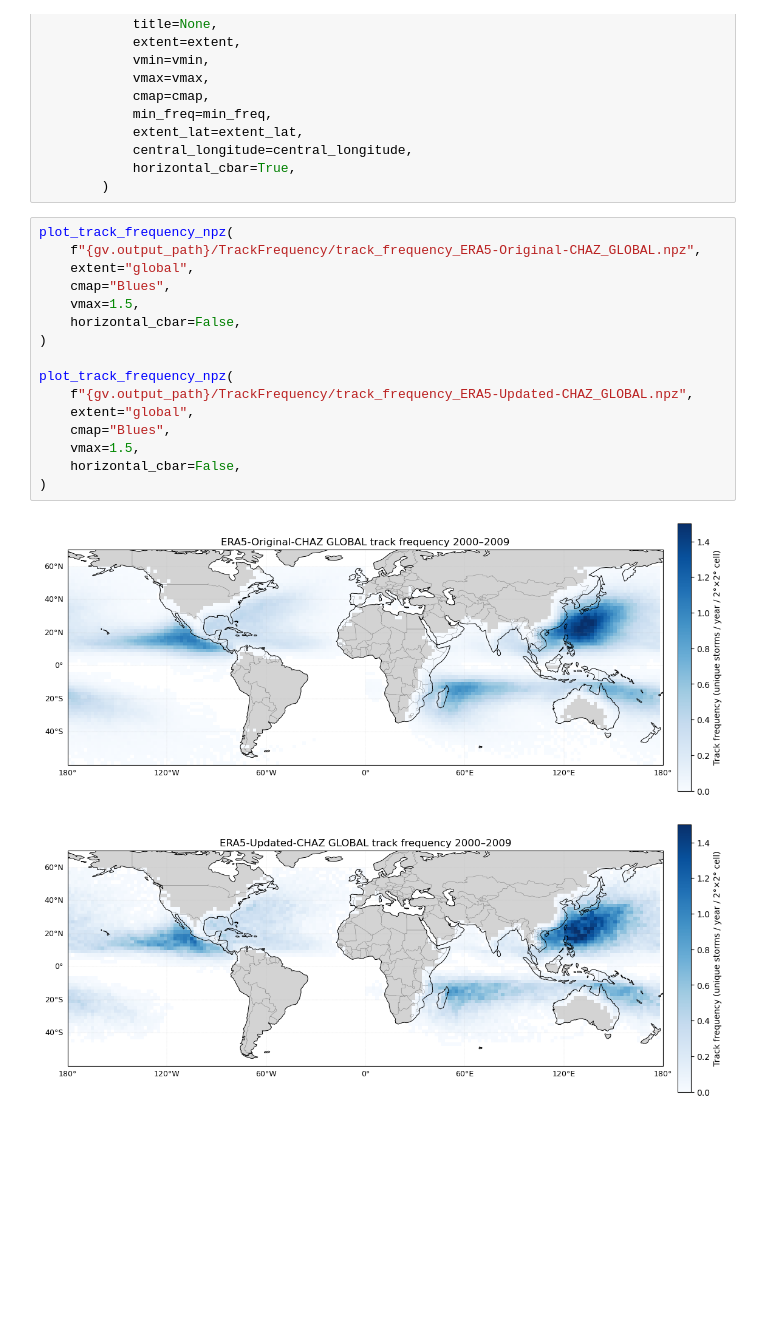
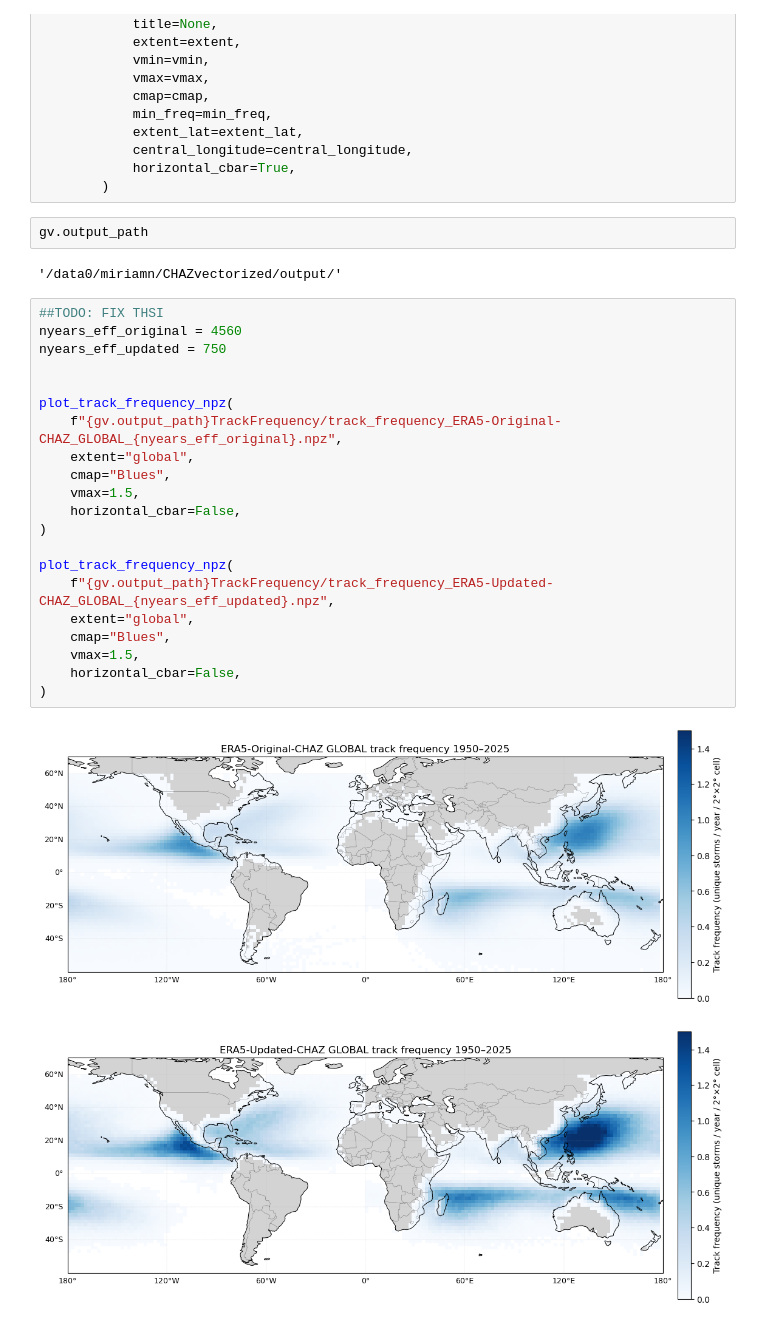
Before and after one commit to zentouro/CHAZ, a Jupyter notebook: CHAZvectorized/track-frequency.ipynb, the cells around one changed output. Drawn from its saved outputs; the diff is of its cells as text; blank space fills up the shorter version.

```diff
--- a/CHAZvectorized/track-frequency.ipynb
+++ b/CHAZvectorized/track-frequency.ipynb
@@ -640,24 +640,33 @@ def plot_track_frequency_set(
             central_longitude=central_longitude,
             horizontal_cbar=True,
         )
+# %%
+gv.output_path
+# %% [output]
+'/data0/miriamn/CHAZvectorized/output/'
 # %%
+##TODO: FIX THSI
+nyears_eff_original = 4560
+nyears_eff_updated = 750
+
+
 plot_track_frequency_npz(
-    f"{gv.output_path}/TrackFrequency/track_frequency_ERA5-Original-CHAZ_GLOBAL.npz",
+    f"{gv.output_path}TrackFrequency/track_frequency_ERA5-Original-CHAZ_GLOBAL_{nyears_eff_original}.npz",
     extent="global",
     cmap="Blues",
     vmax=1.5,
     horizontal_cbar=False,
 )
 
 plot_track_frequency_npz(
-    f"{gv.output_path}/TrackFrequency/track_frequency_ERA5-Updated-CHAZ_GLOBAL.npz",
+    f"{gv.output_path}TrackFrequency/track_frequency_ERA5-Updated-CHAZ_GLOBAL_{nyears_eff_updated}.npz",
     extent="global",
     cmap="Blues",
     vmax=1.5,
     horizontal_cbar=False,
 )
 # %% [output]
-[figure, old version]
+[figure, new version]
-[figure, old version]
+[figure, new version]
 # %%
 plot_track_frequency_npz(
```
Also changed, not shown: parts of 11 cells of this notebook, 24 other files.
